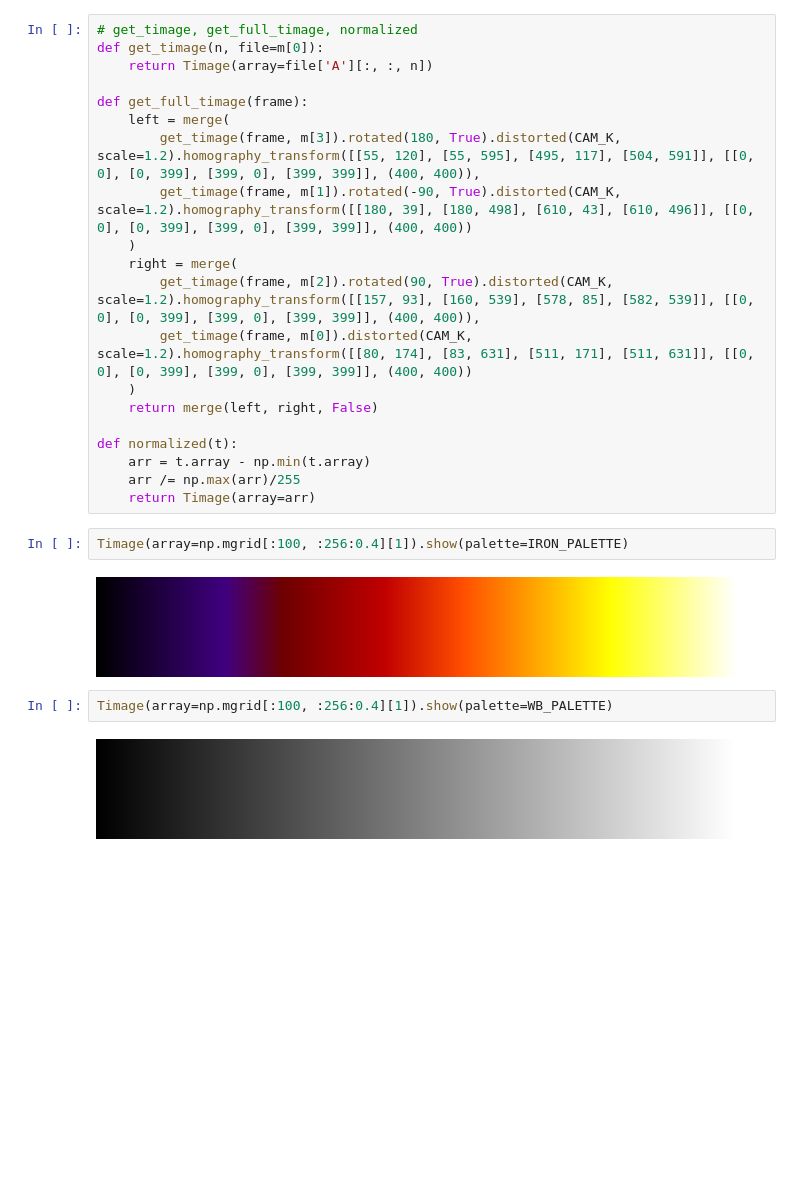
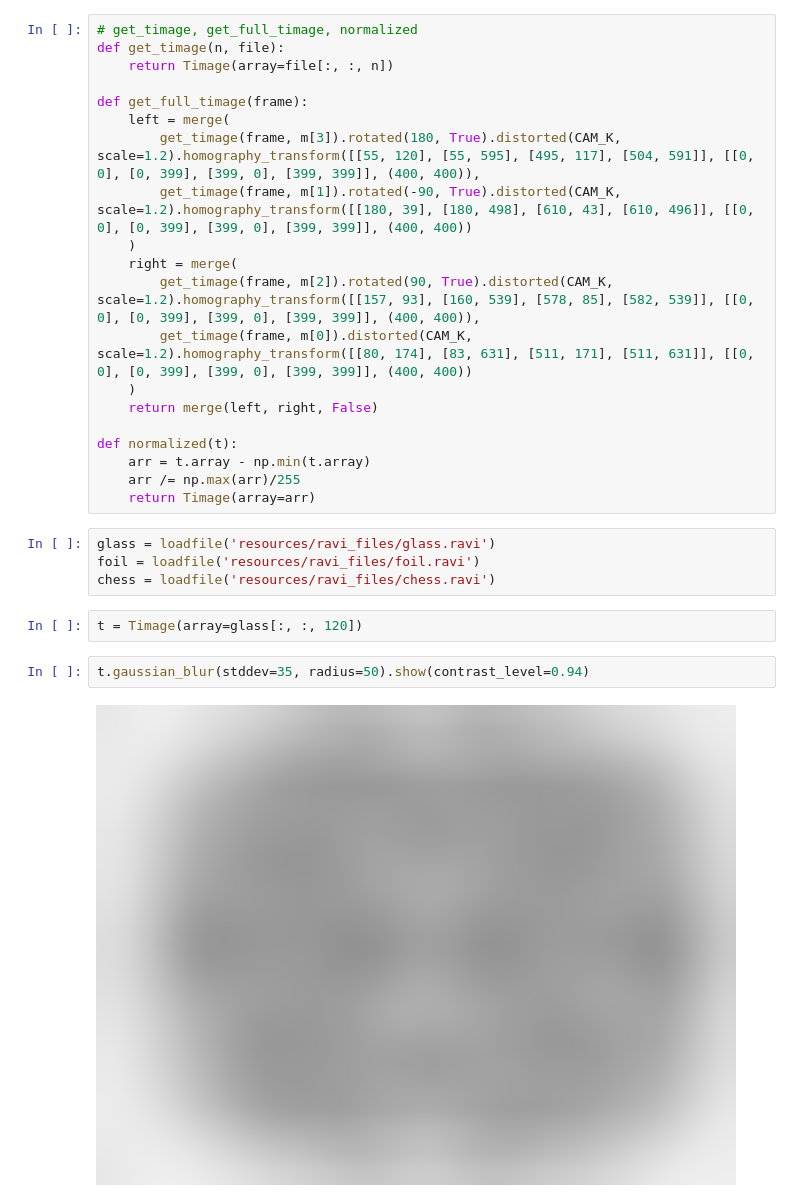
Before and after one commit to RenderAlien/thermograms, a Jupyter notebook: main.ipynb, the cells around one changed output. Saved outputs shown, nothing was run; the diff lists cells and outputs as text; blank space fills up the shorter version.

Commit message:
precise CAM_K & loadfile & circle gauss blur & gitignore update

```diff
--- a/main.ipynb
+++ b/main.ipynb
@@ -46,8 +50,8 @@ clip = ImageSequenceClip(files, fps=fps)
 clip.write_videofile(output_video, audio=False, codec='png')
 # %%
 # get_timage, get_full_timage, normalized
-def get_timage(n, file=m[0]):
-    return Timage(array=file['A'][:, :, n])
+def get_timage(n, file):
+    return Timage(array=file[:, :, n])
 
 def get_full_timage(frame):
     left = merge(
@@ -64,11 +68,13 @@ def normalized(t):
     arr = t.array - np.min(t.array)
     arr /= np.max(arr)/255
     return Timage(array=arr)
-# %%
-Timage(array=np.mgrid[:100, :256:0.4][1]).show(palette=IRON_PALETTE)
-# %% [output]
-[figure, removed]
-# %%
-Timage(array=np.mgrid[:100, :256:0.4][1]).show(palette=WB_PALETTE)
-# %% [output]
-[figure, removed]
+# %%
+glass = loadfile('resources/ravi_files/glass.ravi')
+foil = loadfile('resources/ravi_files/foil.ravi')
+chess = loadfile('resources/ravi_files/chess.ravi')
+# %%
+t = Timage(array=glass[:, :, 120])
+# %%
+t.gaussian_blur(stddev=35, radius=50).show(contrast_level=0.94)
+# %% [output]
+[figure, added]
```
Also changed, not shown: parts of 11 cells of this notebook, 2 other files.
